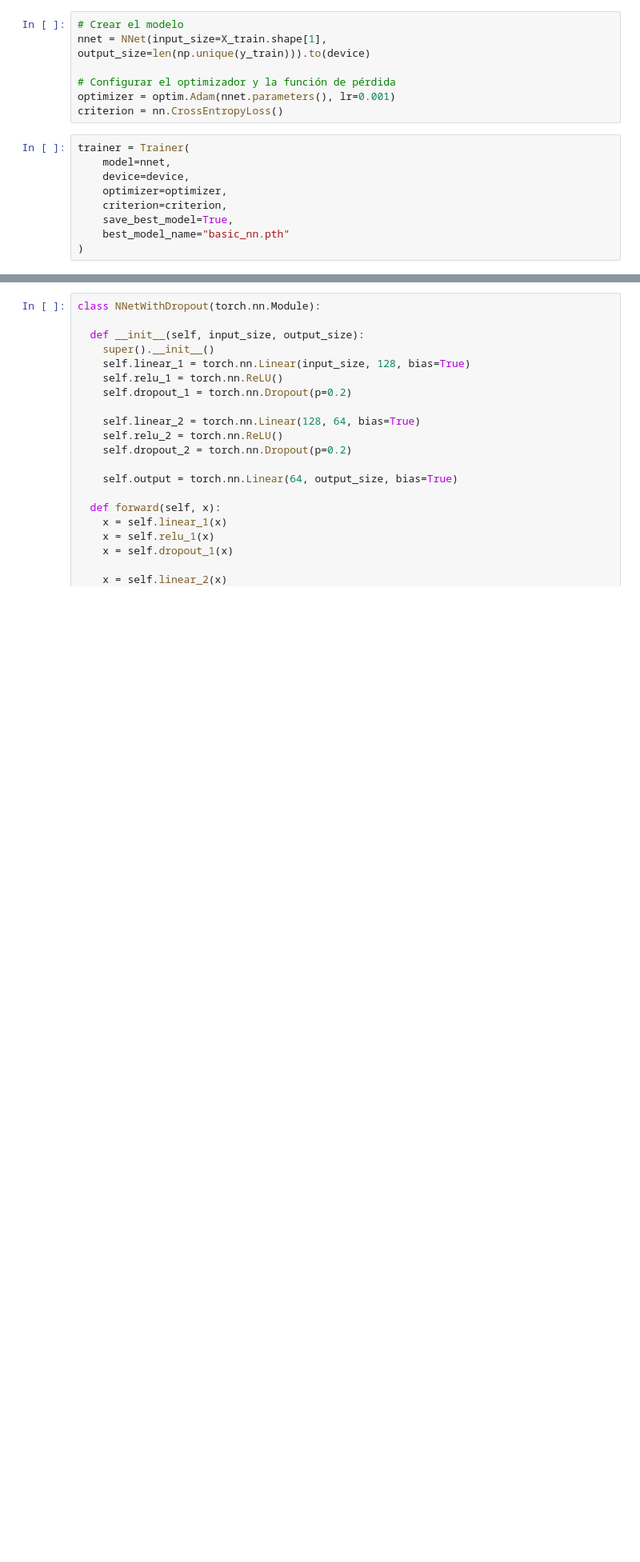
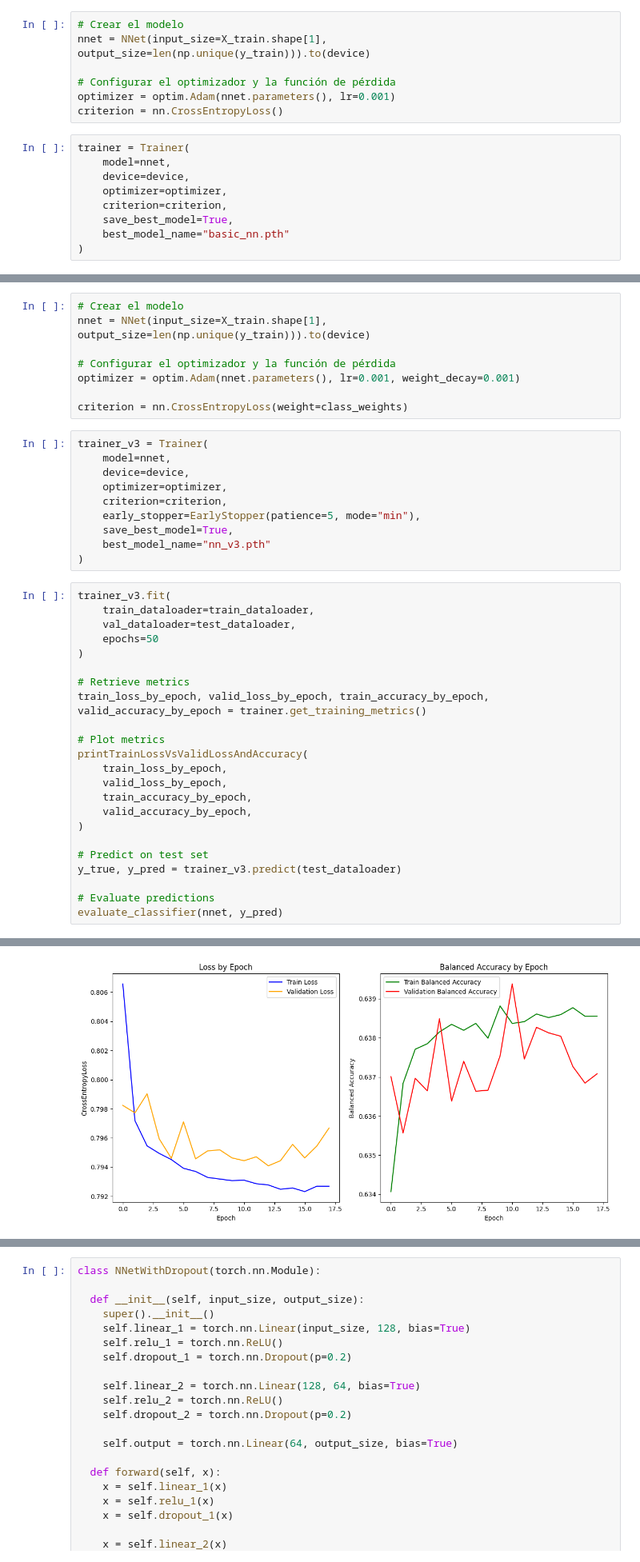
Before and after one commit to claudiobarril/aprendizaje_profundo, a Jupyter notebook: Deep_Learning_TP_Cohorte_17_5B2024.ipynb, the cells around one changed output, grey strips where cells are left out. Shown at 80% size. Cells and saved outputs as stored; diff of their text form; blank space fills up the shorter version.

```diff
--- a/Deep_Learning_TP_Cohorte_17_5B2024.ipynb
+++ b/Deep_Learning_TP_Cohorte_17_5B2024.ipynb
@@ -1003,0 +1153,42 @@ Lo primero sería detener el entrenamiento si vemos que el conjunto de validaci
+# %%
+# Crear el modelo
+nnet = NNet(input_size=X_train.shape[1], output_size=len(np.unique(y_train))).to(device)
+
+# Configurar el optimizador y la función de pérdida
+optimizer = optim.Adam(nnet.parameters(), lr=0.001, weight_decay=0.001)
+
+criterion = nn.CrossEntropyLoss(weight=class_weights)
+# %%
+trainer_v3 = Trainer(
+    model=nnet,
+    device=device,
+    optimizer=optimizer,
+    criterion=criterion,
+    early_stopper=EarlyStopper(patience=5, mode="min"),
+    save_best_model=True,
+    best_model_name="nn_v3.pth"
+)
+# %%
+trainer_v3.fit(
+    train_dataloader=train_dataloader,
+    val_dataloader=test_dataloader,
+    epochs=50
+)
+
+# Retrieve metrics
+train_loss_by_epoch, valid_loss_by_epoch, train_accuracy_by_epoch, valid_accuracy_by_epoch = trainer.get_training_metrics()
+
+# Plot metrics
+printTrainLossVsValidLossAndAccuracy(
+    train_loss_by_epoch,
+    valid_loss_by_epoch,
+    train_accuracy_by_epoch,
+    valid_accuracy_by_epoch,
+)
+
+# Predict on test set
+y_true, y_pred = trainer_v3.predict(test_dataloader)
+
+# Evaluate predictions
+evaluate_classifier(nnet, y_pred)
+# %% [output]
@@ -1003,0 +1212 @@ Lo primero sería detener el entrenamiento si vemos que el conjunto de validaci
+[figure, added]
```
Also changed, not shown: parts of 24 cells of this notebook.
